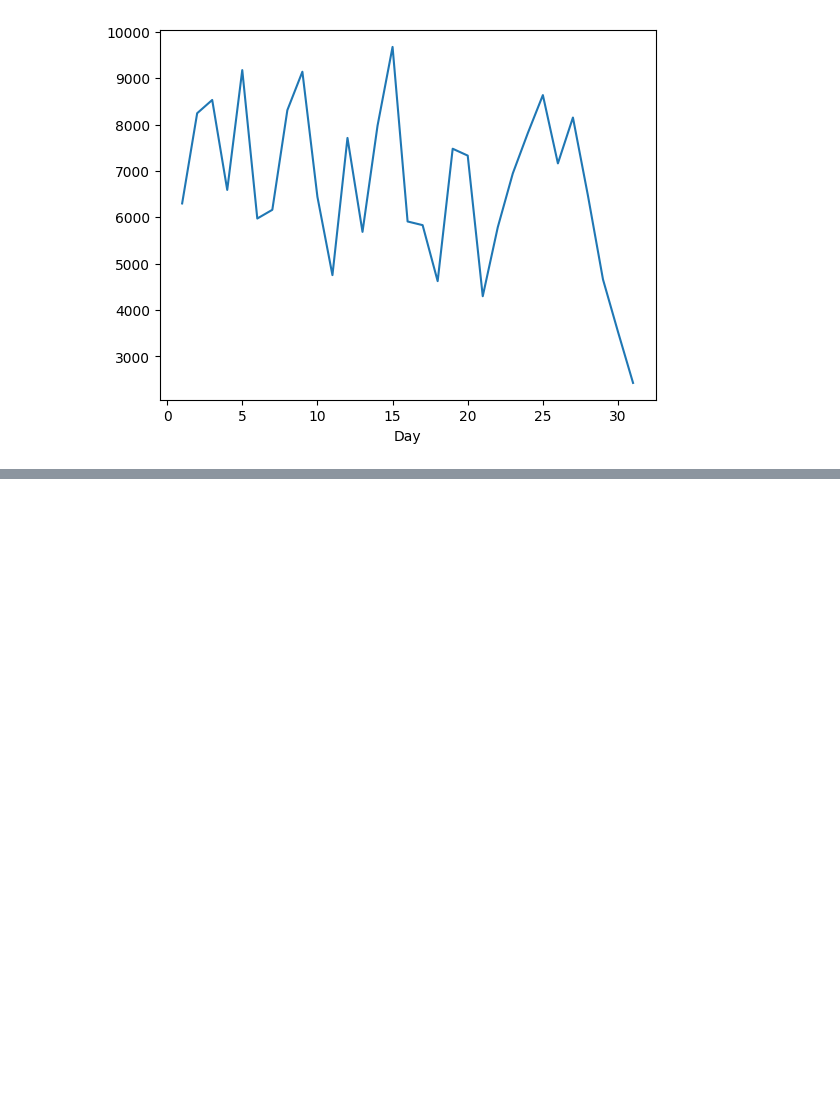
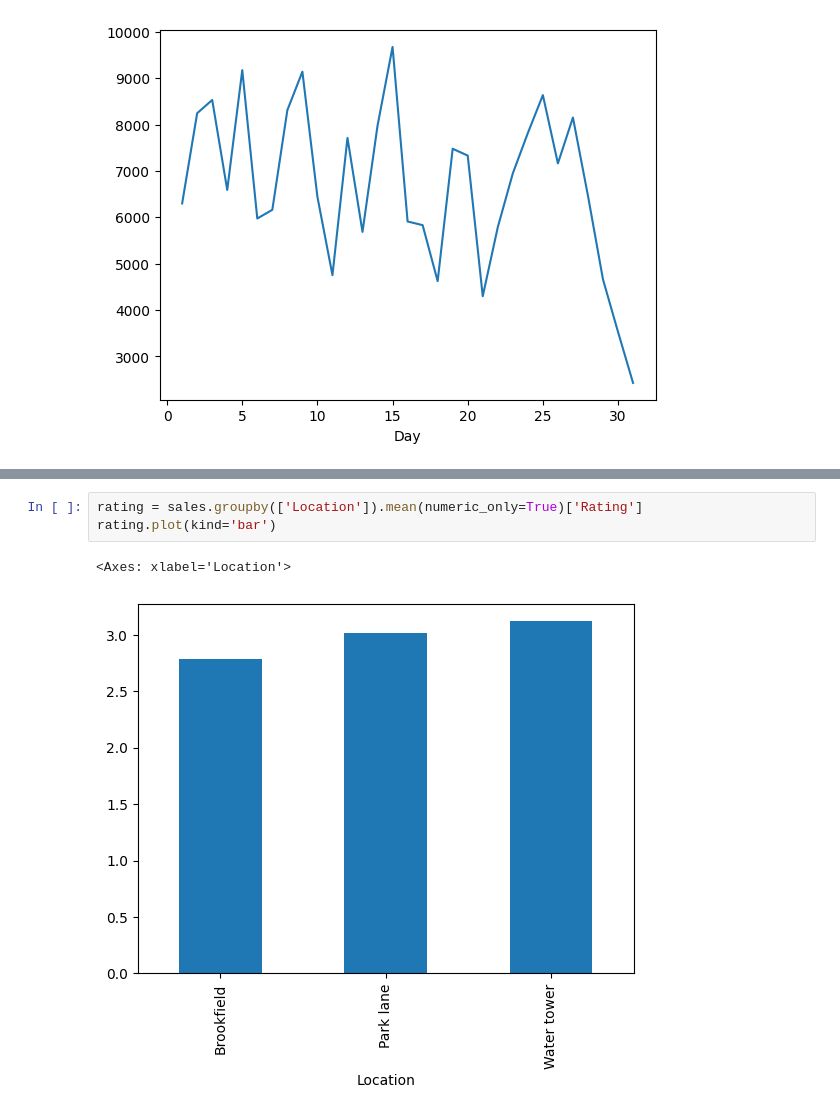
Before and after one commit to Ebin21/AI-ML, a Jupyter notebook: sales.ipynb, the cells around one changed output, grey strips where cells are left out. Cells and saved outputs as stored; diff of their text form; blank space fills up the shorter version.

```diff
--- a/sales.ipynb
+++ b/sales.ipynb
@@ -268,0 +280,6 @@ day_sales.plot(kind='line')
+# %%
+rating = sales.groupby(['Location']).mean(numeric_only=True)['Rating']
+rating.plot(kind='bar')
+# %% [output]
+<Axes: xlabel='Location'>
+[figure, added]
```
Also changed, not shown: parts of 2 cells of this notebook.
